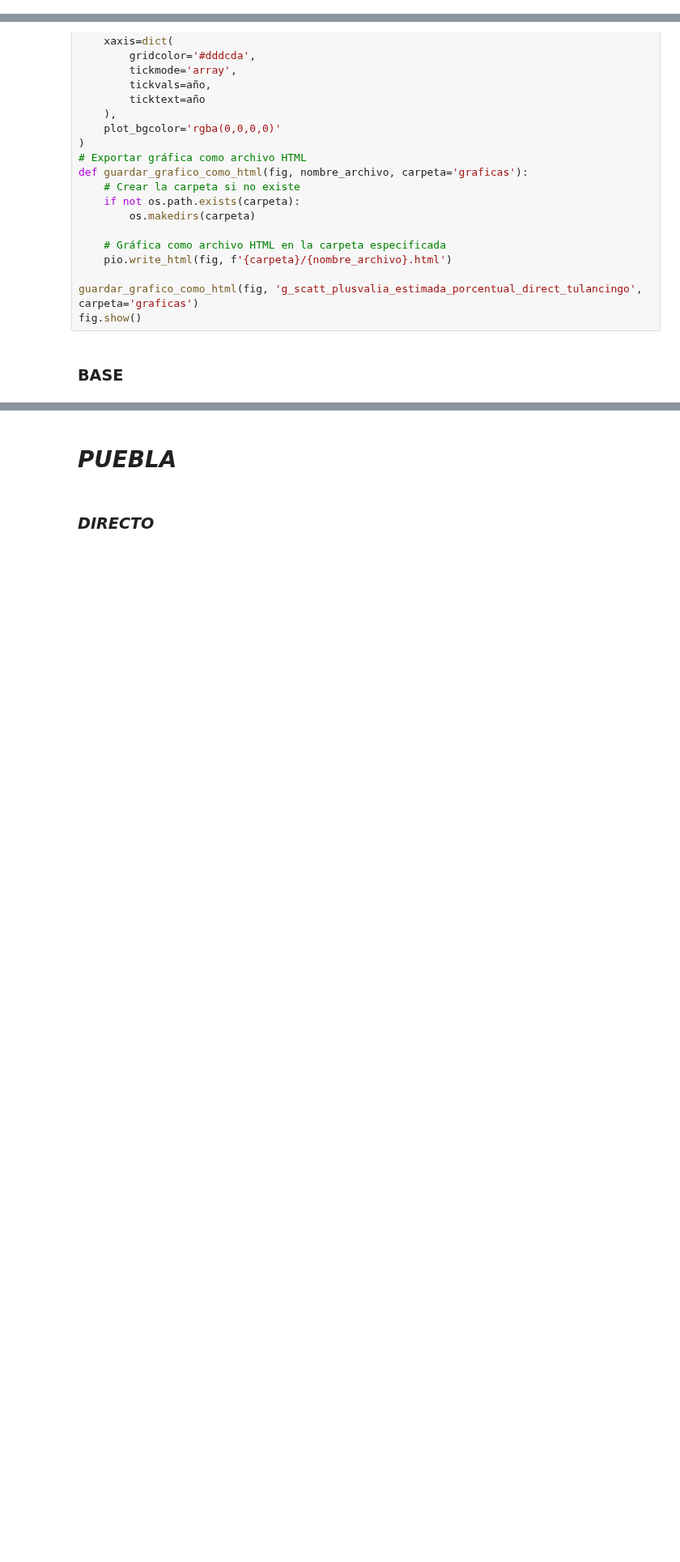
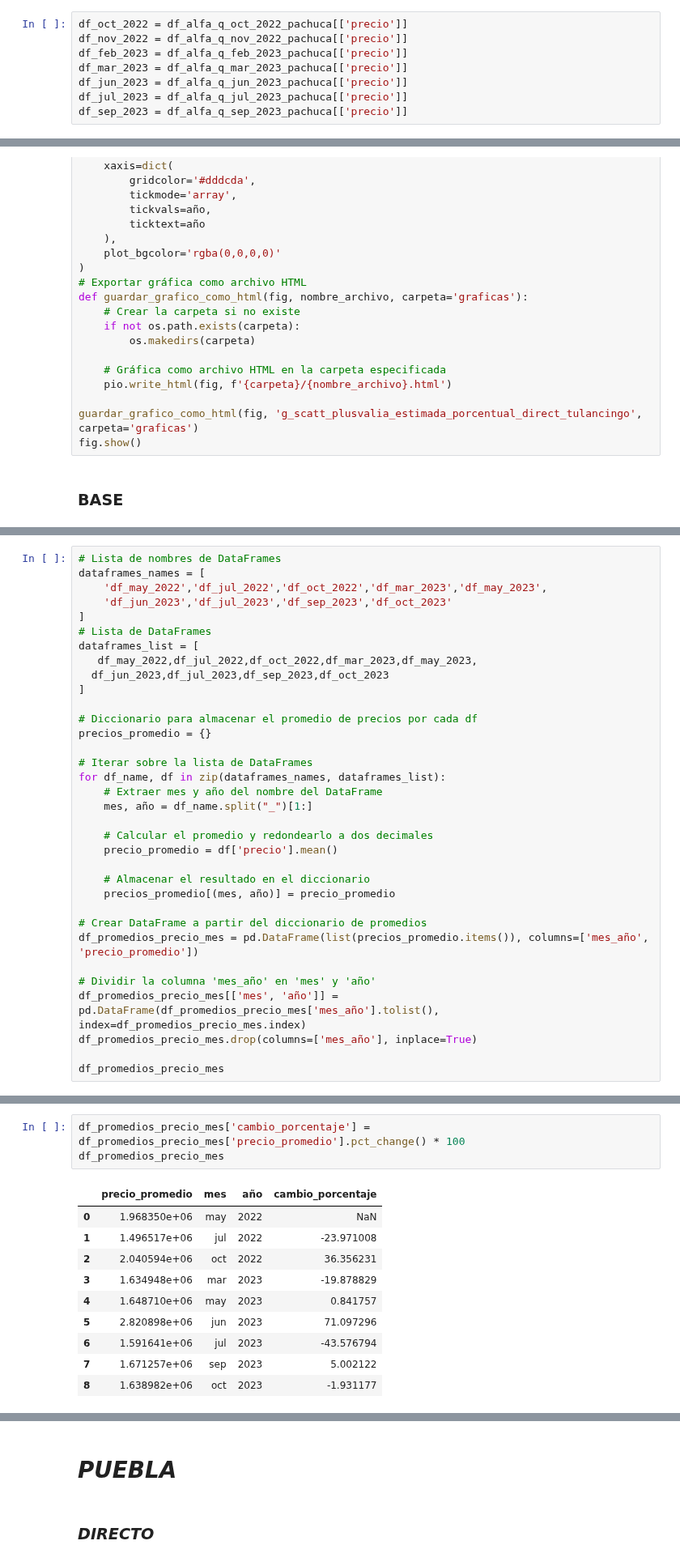
Before and after one commit to MiguelDWT4toCreativo/Datalpine, a Jupyter notebook: resources/jupyter/plusvalia_estimada.ipynb, the cells around one changed output, grey strips where cells are left out. Shown at 81% size. Saved outputs shown, nothing was run; the diff lists cells and outputs as text; blank space fills up the shorter version.

Commit message:
Precio media anual

```diff
--- a/resources/jupyter/plusvalia_estimada.ipynb
+++ b/resources/jupyter/plusvalia_estimada.ipynb
@@ -183,3 +184,11 @@ guardar_grafico_como_html(fig, 'g_scatt_plusvaliaestimada_porcentual_direct_pach
 fig.show()
 # %% [markdown]
 ### *BASE*
+# %%
+df_oct_2022 = df_alfa_q_oct_2022_pachuca[['precio']]
+df_nov_2022 = df_alfa_q_nov_2022_pachuca[['precio']]
+df_feb_2023 = df_alfa_q_feb_2023_pachuca[['precio']]
+df_mar_2023 = df_alfa_q_mar_2023_pachuca[['precio']]
+df_jun_2023 = df_alfa_q_jun_2023_pachuca[['precio']]
+df_jul_2023 = df_alfa_q_jul_2023_pachuca[['precio']]
+df_sep_2023 = df_alfa_q_sep_2023_pachuca[['precio']]
@@ -335,0 +532,34 @@ fig.show()
+# %%
+# Lista de nombres de DataFrames
+dataframes_names = [
+    'df_may_2022','df_jul_2022','df_oct_2022','df_mar_2023','df_may_2023',
+    'df_jun_2023','df_jul_2023','df_sep_2023','df_oct_2023'
+]
+# Lista de DataFrames
+dataframes_list = [
+   df_may_2022,df_jul_2022,df_oct_2022,df_mar_2023,df_may_2023,
+  df_jun_2023,df_jul_2023,df_sep_2023,df_oct_2023
+]
+
+# Diccionario para almacenar el promedio de precios por cada df
+precios_promedio = {}
+
+# Iterar sobre la lista de DataFrames
+for df_name, df in zip(dataframes_names, dataframes_list):
+    # Extraer mes y año del nombre del DataFrame
+    mes, año = df_name.split("_")[1:]
+
+    # Calcular el promedio y redondearlo a dos decimales
+    precio_promedio = df['precio'].mean()
+
+    # Almacenar el resultado en el diccionario
+    precios_promedio[(mes, año)] = precio_promedio
+
+# Crear DataFrame a partir del diccionario de promedios
+df_promedios_precio_mes = pd.DataFrame(list(precios_promedio.items()), columns=['mes_año', 'precio_promedio'])
+
+# Dividir la columna 'mes_año' en 'mes' y 'año'
+df_promedios_precio_mes[['mes', 'año']] = pd.DataFrame(df_promedios_precio_mes['mes_año'].tolist(), index=df_promedios_precio_mes.index)
+df_promedios_precio_mes.drop(columns=['mes_año'], inplace=True)
+
+df_promedios_precio_mes
@@ -335,0 +577,14 @@ fig.show()
+# %%
+df_promedios_precio_mes['cambio_porcentaje'] = df_promedios_precio_mes['precio_promedio'].pct_change() * 100
+df_promedios_precio_mes
+# %% [output]
+|  | precio_promedio | mes | año | cambio_porcentaje |
+| 0 | 1.968350e+06 | may | 2022 | NaN |
+| 1 | 1.496517e+06 | jul | 2022 | -23.971008 |
+| 2 | 2.040594e+06 | oct | 2022 | 36.356231 |
+| 3 | 1.634948e+06 | mar | 2023 | -19.878829 |
+| 4 | 1.648710e+06 | may | 2023 | 0.841757 |
+| 5 | 2.820898e+06 | jun | 2023 | 71.097296 |
+| 6 | 1.591641e+06 | jul | 2023 | -43.576794 |
+| 7 | 1.671257e+06 | sep | 2023 | 5.002122 |
+| 8 | 1.638982e+06 | oct | 2023 | -1.931177 |
```
Also changed, not shown: parts of 16 cells of this notebook, 15 other files.
